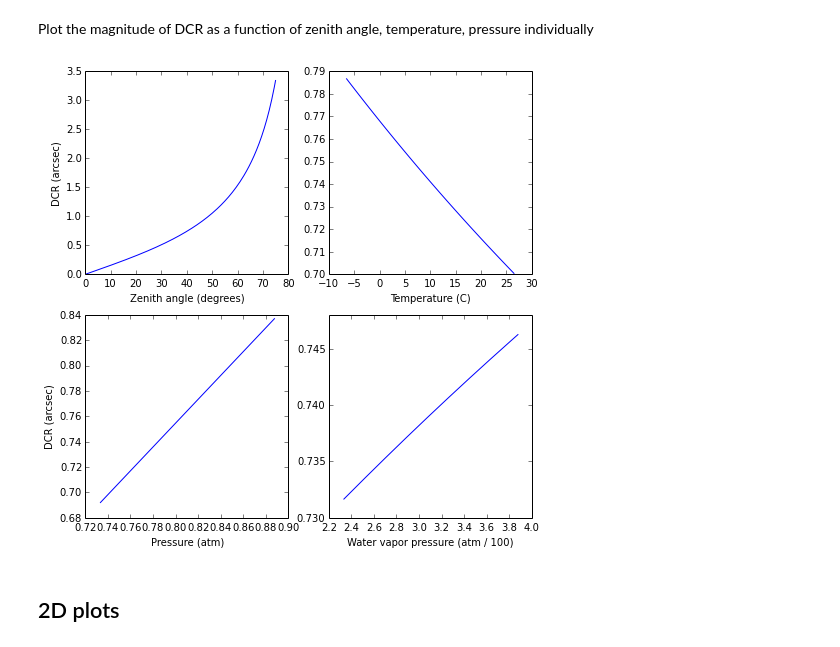
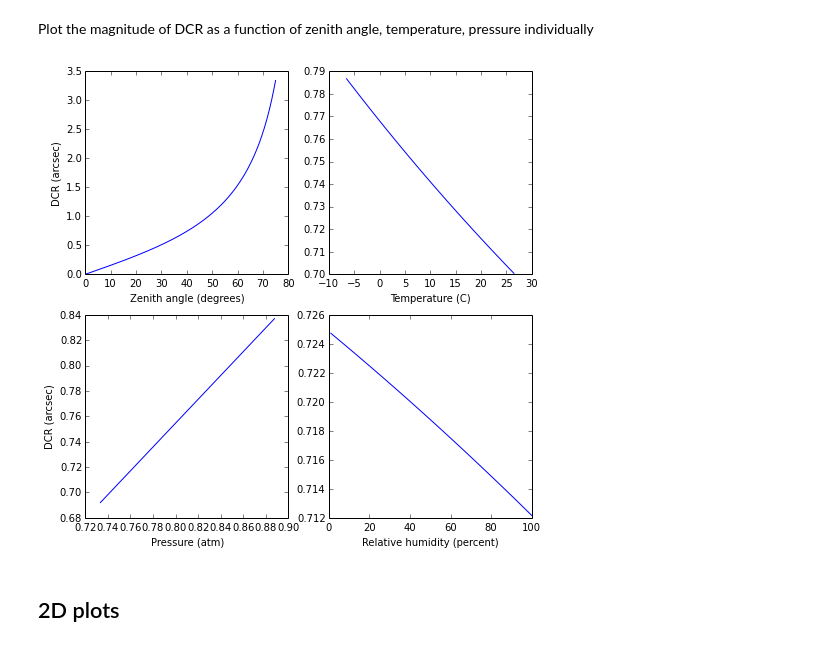
Before and after one commit to isullivan/LSST-DCR, a Jupyter notebook: DCR test code/DCR plots.ipynb, the cells around one changed output. Saved outputs shown, nothing was run; the diff lists cells and outputs as text; code cells hidden in the pictures.

Commit message:
Commit plot changes

```diff
--- a/DCR test code/DCR plots.ipynb
+++ b/DCR test code/DCR plots.ipynb
@@ -56,3 +62,6 @@ pressures = ((np.array(range(1+int(2*pressure_range/pressure_delta)))* pressure_
 angle_delta = 0.5
 angle_max = 75.
 zenith_angles = np.array(range(1+int(angle_max/angle_delta))) * angle_delta
+
+humidities = np.array(range(100))+1
+base_water_pressures = humidity_to_pressure(humidity=humidities, temperature=15.)
@@ -69,38 +98,38 @@ bandwidth = 66.
 dcr_za = diff(zenith_angles, wavelength=wavelength, bandwidth = bandwidth, temperature = base_temp,
             atmospheric_pressure = base_pressure_atm)
 
 dcr_temperature = diff(40., wavelength=wavelength, bandwidth = bandwidth, temperature = temps,
             atmospheric_pressure = base_pressure_atm)
 
 dcr_pressure= diff(40., wavelength=wavelength, bandwidth = bandwidth, temperature = 15.,
             atmospheric_pressure = pressures)
 
 dcr_water= diff(40., wavelength=wavelength, bandwidth = bandwidth, temperature = 15.,
-            atmospheric_pressure = base_pressure_atm + pressures / 10. - 0.07,
-            water_vapor_pressure = pressures / 10. - 0.05)
+            atmospheric_pressure = base_pressure_atm - base_water_pressures,
+            water_vapor_pressure = base_water_pressures)
 
 fig=plt.figure(figsize=(8,8))
 plot_1 = fig.add_subplot(2,2,1)
 plot_2 = fig.add_subplot(2,2,2)
 plot_3 = fig.add_subplot(2,2,3)
 plot_4 = fig.add_subplot(2,2,4)
 za_plot=plot_1.plot(zenith_angles,arcsec(dcr_za))
 lx = plot_1.set_xlabel('Zenith angle (degrees)')
 ly = plot_1.set_ylabel('DCR (arcsec)')
 
 temperature_plot = plot_2.plot(temps,arcsec(dcr_temperature))
 lx = plot_2.set_xlabel('Temperature (C)')
 #ly = plot_2.set_ylabel('DCR (arcsec)')
 
 temperature_plot = plot_3.plot(pressures,arcsec(dcr_pressure))
 lx = plot_3.set_xlabel('Pressure (atm)')
 ly=plot_3.set_ylabel('DCR (arcsec)')
 
-water_plot = plot_4.plot((pressures / 10. - 0.05)*100,arcsec(dcr_water))
-lx = plot_4.set_xlabel('Water vapor pressure (atm / 100)')
+water_plot = plot_4.plot(humidities,arcsec(dcr_water))
+lx = plot_4.set_xlabel('Relative humidity (percent)')
 #ly = plot_4.set_ylabel('DCR (arcsec)')
 # %% [output]
-[figure, old version]
+[figure, new version]
 # %% [markdown]
 ## 2D plots
 # %% [markdown]
```
Also changed, not shown: parts of 4 cells of this notebook, 2 other files.
